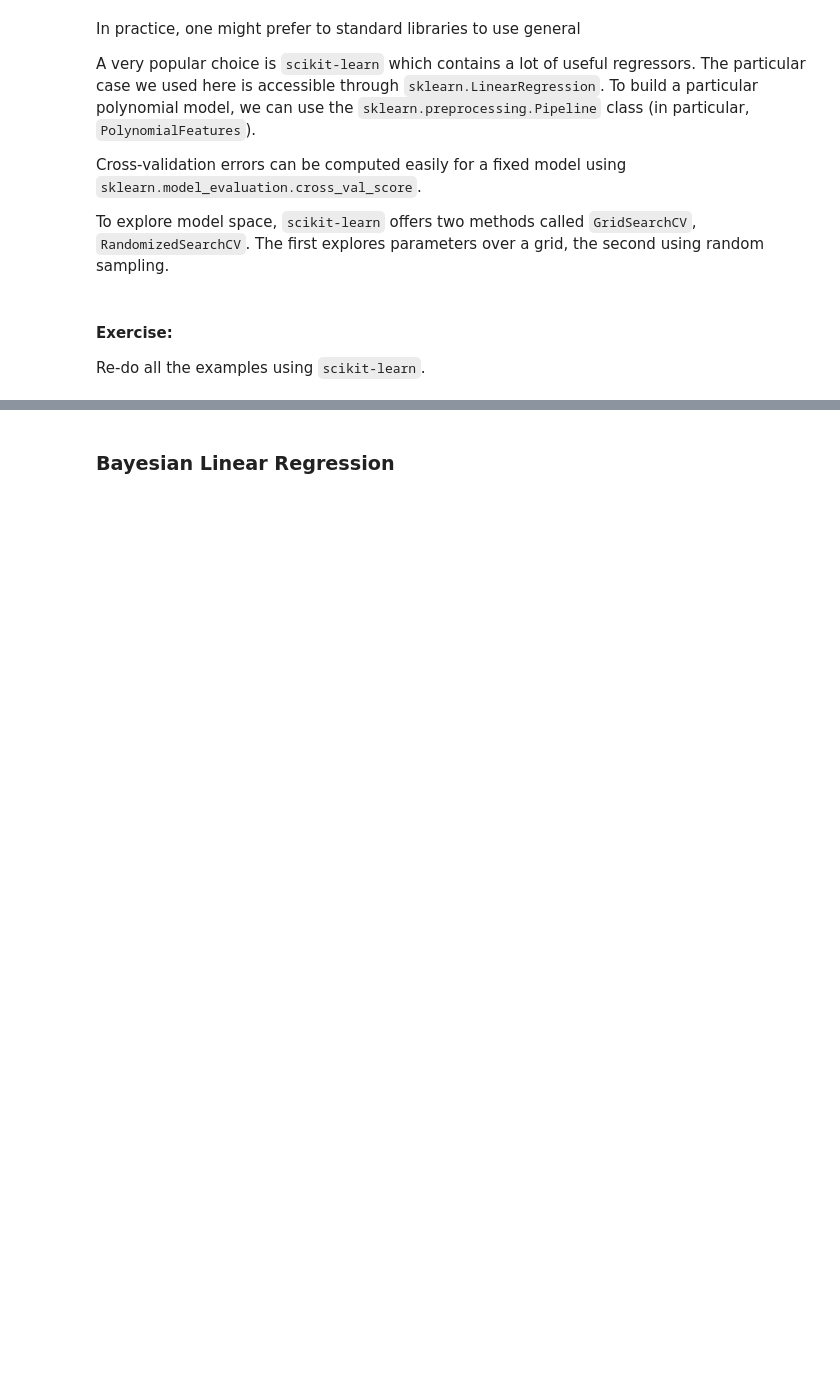
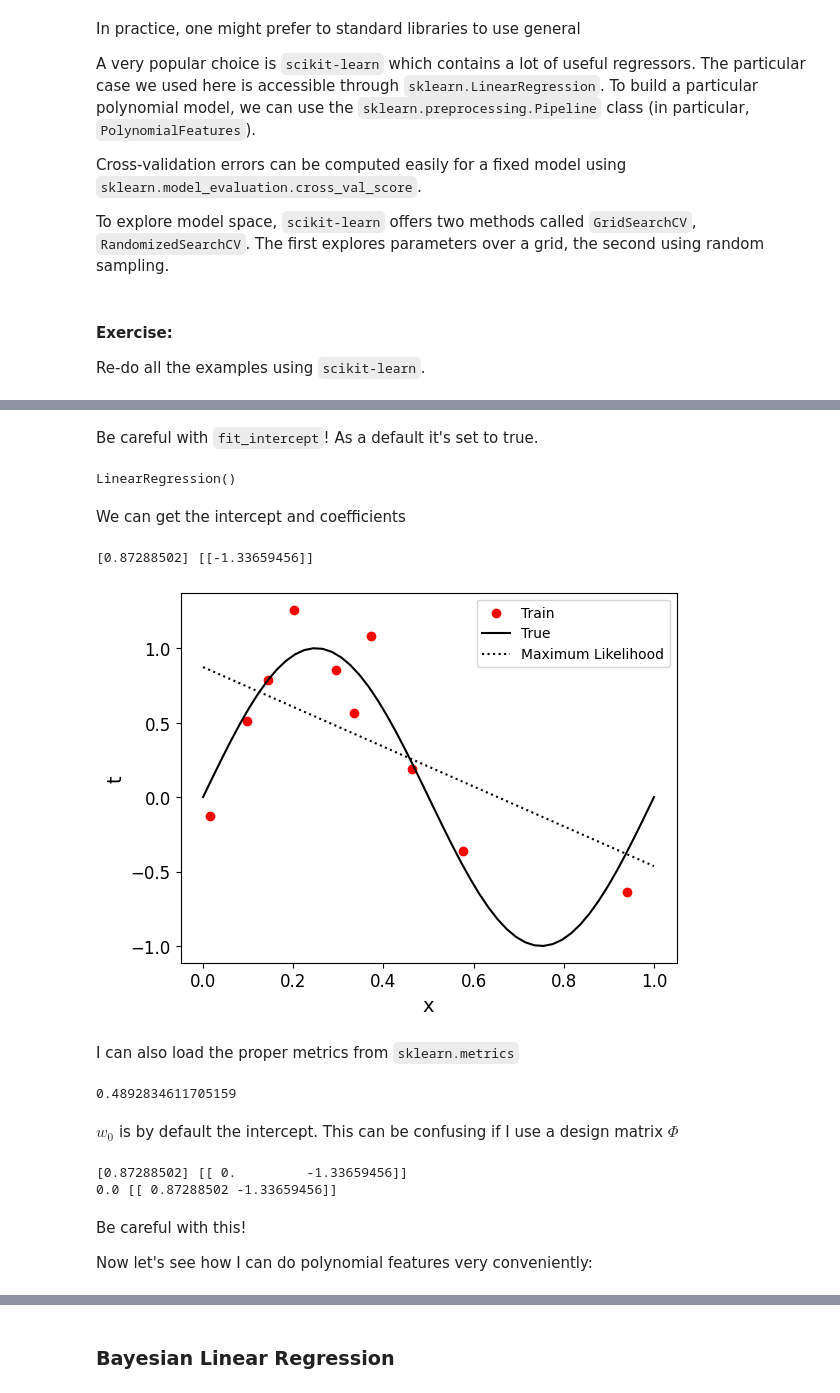
Before and after one commit to mcgen-ct/tutorials, a Jupyter notebook: ML/Introduction_to_Regression.ipynb, the cells around one changed output, grey strips where cells are left out. Cells and saved outputs as stored; diff of their text form; code cells hidden in the pictures; blank space fills up the shorter version.

```diff
--- a/ML/Introduction_to_Regression.ipynb
+++ b/ML/Introduction_to_Regression.ipynb
@@ -431,0 +454,49 @@ Re-do all the examples using `scikit-learn`.
+# %% [markdown]
+Be careful with `fit_intercept`! As a default it's set to true.
+# %%
+lr=LinearRegression(fit_intercept=True)
+lr.fit(x,t) #features, target
+# %% [output]
+LinearRegression()
+# %% [markdown]
+We can get the intercept and coefficients
+# %%
+print(lr.intercept_,lr.coef_)
+# %% [output]
+[0.87288502] [[-1.33659456]]
+# %%
+lr.predict(np.asarray([0.2]).reshape(1,-1))
+xvals=np.linspace(0,1,num=50).reshape(-1,1)
+plt.scatter(x,t, c='red', label='Train')
+plt.plot(xvals,y_true(xvals),color='black',label='True')
+plt.plot(xvals,lr.predict(xvals),color='black',linestyle='dotted',label='Maximum Likelihood')
+plt.legend()
+plt.xlabel('x')
+plt.ylabel('t')
+plt.show()
+# %% [output]
+[figure, added]
+# %% [markdown]
+I can also load the proper metrics from `sklearn.metrics`
+# %%
+from sklearn.metrics import mean_squared_error as mse
+np.sqrt(mse(t,lr.predict(x)))
+# %% [output]
+0.4892834611705159
+# %% [markdown]
+$w_{0}$ is by default the intercept. This can be confusing if I use a design matrix $\Phi$
+# %%
+Phi = np.vstack([np.ones(len(x)),x[:,0]]).T
+lr=LinearRegression(fit_intercept=True)
+lr.fit(Phi,t) #features, target
+print(lr.intercept_,lr.coef_)
+lr=LinearRegression(fit_intercept=False)
+lr.fit(Phi,t) #features, target
+print(lr.intercept_,lr.coef_)
+# %% [output]
+[0.87288502] [[ 0.         -1.33659456]]
+0.0 [[ 0.87288502 -1.33659456]]
+# %% [markdown]
+Be careful with this!
+
+Now let's see how I can do polynomial features very conveniently:
```
Also changed, not shown: parts of 30 cells of this notebook.
